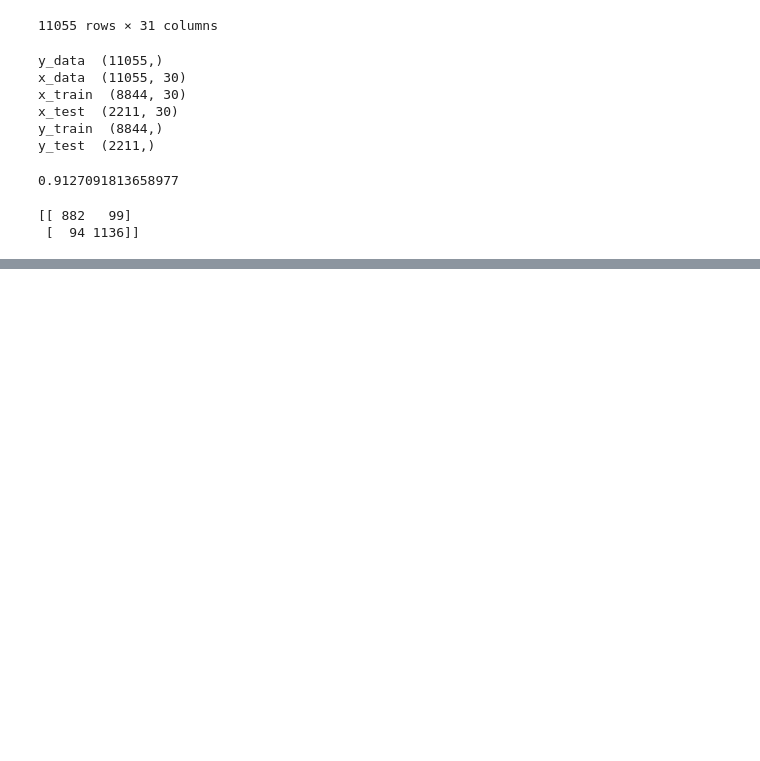
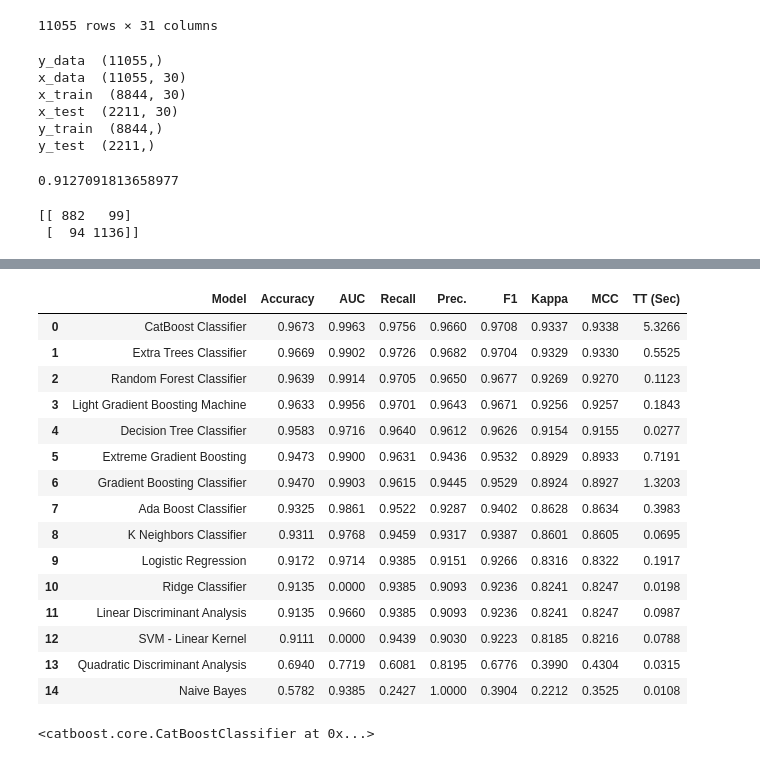
Before and after one commit to MrDerrs/Phishing-with-Machine-Learning, a Jupyter notebook: ML_Phishing.ipynb, the cells around one changed output, grey strips where cells are left out. Saved outputs shown, nothing was run; the diff lists cells and outputs as text; code cells hidden in the pictures; blank space fills up the shorter version.

```diff
--- a/ML_Phishing.ipynb
+++ b/ML_Phishing.ipynb
@@ -224,0 +352,20 @@ print(cm)
+# %%
+compare_models()
+# %% [output]
+|  | Model | Accuracy | AUC | Recall | Prec. | F1 | Kappa | MCC | TT (Sec) |
+| 0 | CatBoost Classifier | 0.9673 | 0.9963 | 0.9756 | 0.9660 | 0.9708 | 0.9337 | 0.9338 | 5.3266 |
+| 1 | Extra Trees Classifier | 0.9669 | 0.9902 | 0.9726 | 0.9682 | 0.9704 | 0.9329 | 0.9330 | 0.5525 |
+| 2 | Random Forest Classifier | 0.9639 | 0.9914 | 0.9705 | 0.9650 | 0.9677 | 0.9269 | 0.9270 | 0.1123 |
+| 3 | Light Gradient Boosting Machine | 0.9633 | 0.9956 | 0.9701 | 0.9643 | 0.9671 | 0.9256 | 0.9257 | 0.1843 |
+| 4 | Decision Tree Classifier | 0.9583 | 0.9716 | 0.9640 | 0.9612 | 0.9626 | 0.9154 | 0.9155 | 0.0277 |
+| 5 | Extreme Gradient Boosting | 0.9473 | 0.9900 | 0.9631 | 0.9436 | 0.9532 | 0.8929 | 0.8933 | 0.7191 |
+| 6 | Gradient Boosting Classifier | 0.9470 | 0.9903 | 0.9615 | 0.9445 | 0.9529 | 0.8924 | 0.8927 | 1.3203 |
+| 7 | Ada Boost Classifier | 0.9325 | 0.9861 | 0.9522 | 0.9287 | 0.9402 | 0.8628 | 0.8634 | 0.3983 |
+| 8 | K Neighbors Classifier | 0.9311 | 0.9768 | 0.9459 | 0.9317 | 0.9387 | 0.8601 | 0.8605 | 0.0695 |
+| 9 | Logistic Regression | 0.9172 | 0.9714 | 0.9385 | 0.9151 | 0.9266 | 0.8316 | 0.8322 | 0.1917 |
+| 10 | Ridge Classifier | 0.9135 | 0.0000 | 0.9385 | 0.9093 | 0.9236 | 0.8241 | 0.8247 | 0.0198 |
+| 11 | Linear Discriminant Analysis | 0.9135 | 0.9660 | 0.9385 | 0.9093 | 0.9236 | 0.8241 | 0.8247 | 0.0987 |
+| 12 | SVM - Linear Kernel | 0.9111 | 0.0000 | 0.9439 | 0.9030 | 0.9223 | 0.8185 | 0.8216 | 0.0788 |
+| 13 | Quadratic Discriminant Analysis | 0.6940 | 0.7719 | 0.6081 | 0.8195 | 0.6776 | 0.3990 | 0.4304 | 0.0315 |
+| 14 | Naive Bayes | 0.5782 | 0.9385 | 0.2427 | 1.0000 | 0.3904 | 0.2212 | 0.3525 | 0.0108 |
+<catboost.core.CatBoostClassifier at 0x...>
```
Also changed, not shown: parts of 12 cells of this notebook.
